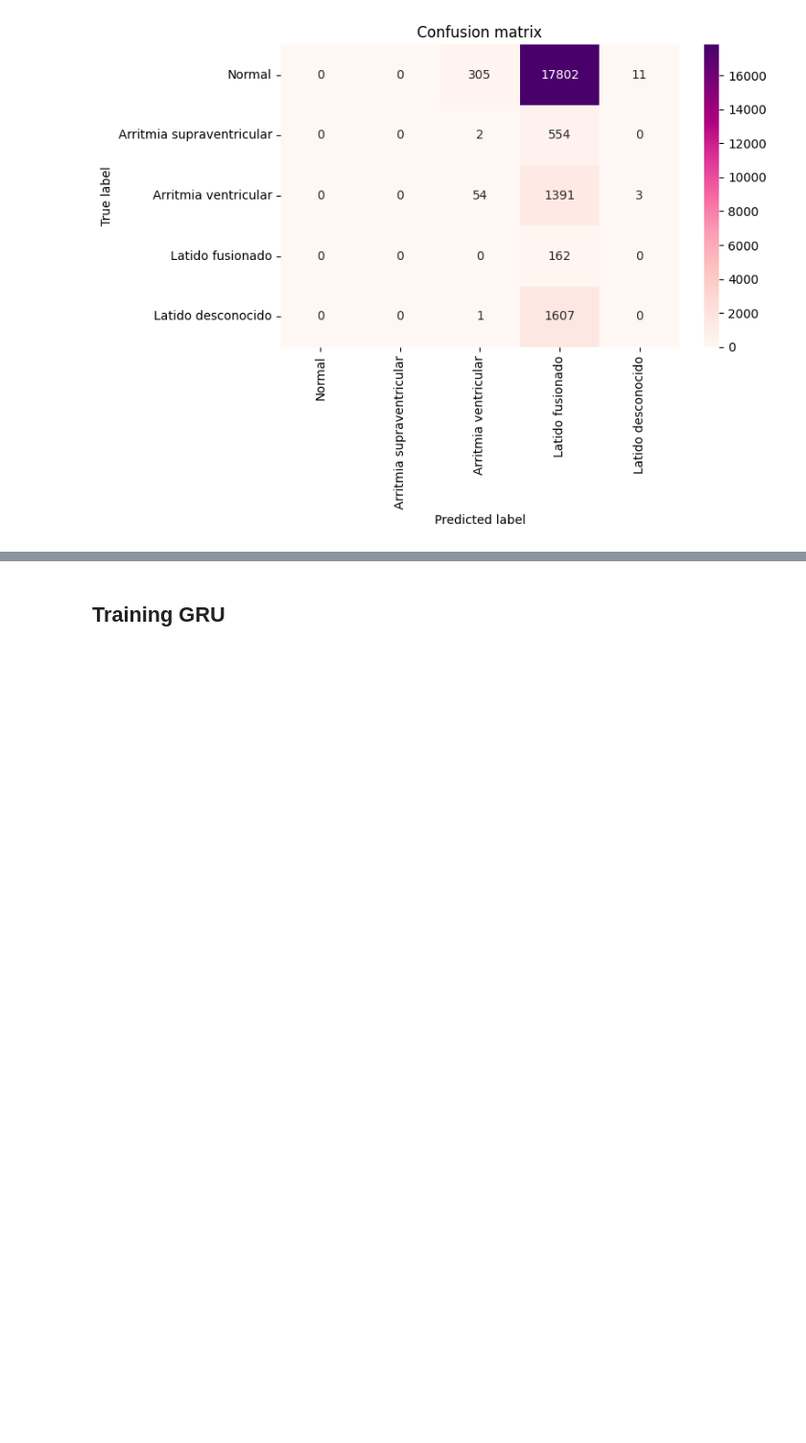
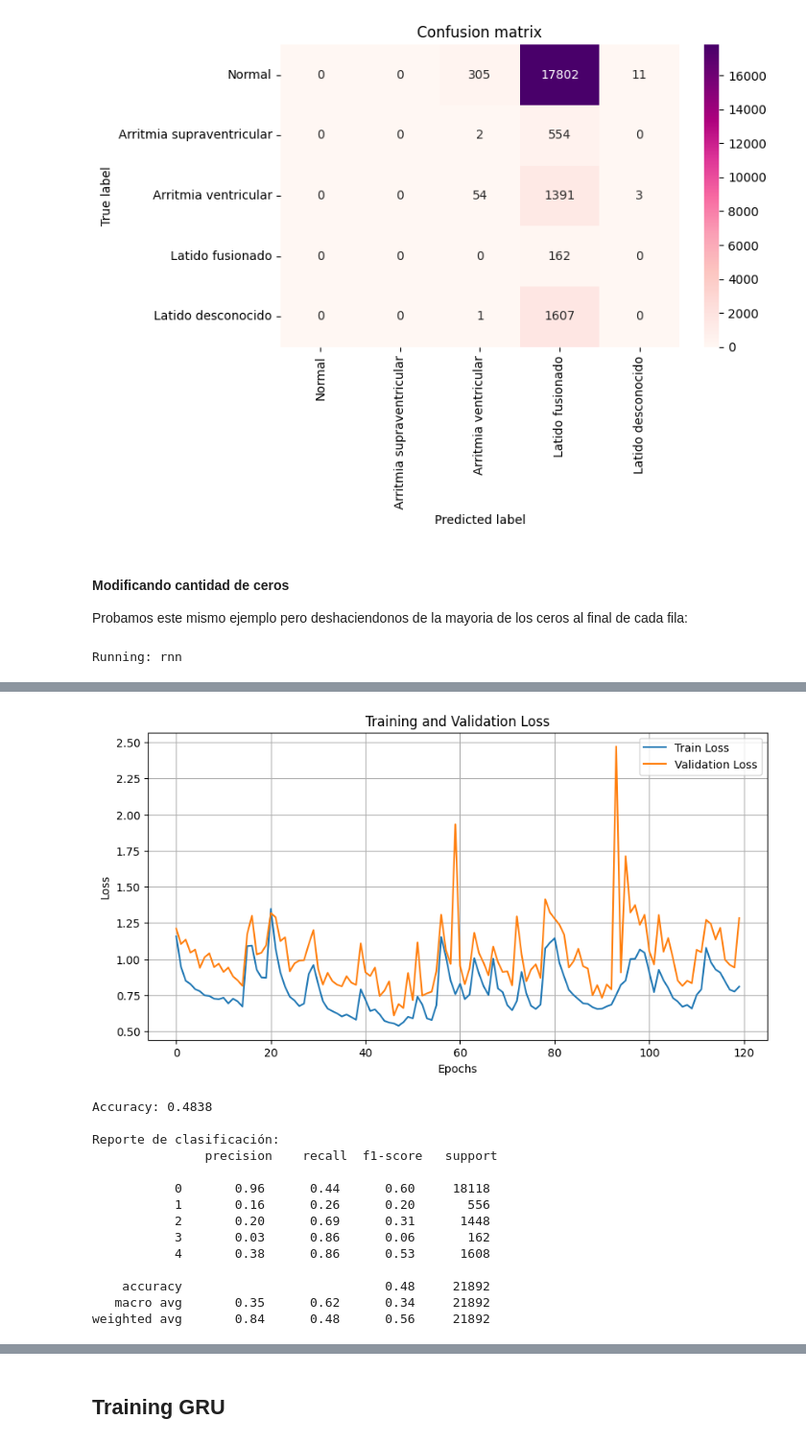
Before and after one commit to carbotton/tdl_tarea_2, a Jupyter notebook: Tarea_2-letra.ipynb, the cells around one changed output, grey strips where cells are left out. Shown at 96% size. Drawn from its saved outputs; the diff is of its cells as text; code cells hidden in the pictures; blank space fills up the shorter version.

```diff
--- a/Tarea_2-letra.ipynb
+++ b/Tarea_2-letra.ipynb
@@ -785,7 +733,13 @@ def run_rnn_model(
     use_class_weights=False,
     early_stopping=False,
     model='rnn',
-    bidirectional=False
+    bidirectional=False,
+    X_train=X_train,
+    y_train=y_train,
+    X_val=X_val,
+    y_val=y_val,
+    X_test=X_test,
+    y_test=y_test
 ):
 
     train_transf = lambda x: train_transform_np(x, use_zscore=use_zscore, use_augmentation=use_augmentation)
@@ -996,3 +950,24 @@ Reporte de clasificación:
    macro avg       0.03      0.21      0.01     21892
 weighted avg       0.01      0.01      0.00     21892
 [figure]
+# %% [markdown]
+#### Modificando cantidad de ceros
+
+Probamos este mismo ejemplo pero deshaciendonos de la mayoria de los ceros al final de cada fila:
+# %%
+X_train_ceros = df_train.iloc[:, :-1-75]  # todas menos el target y las últimas 75 features
+y_train_ceros = df_train.iloc[:, -1]
+
+X_test_ceros = df_test.iloc[:, :-1-75]
+y_test_ceros = df_test.iloc[:, -1]
+
+X_train_ceros, X_val_ceros, y_train_ceros, y_val_ceros = train_test_split(
+    X_train_ceros, y_train_ceros, test_size=0.2, random_state=SEED, stratify=y_train_ceros
+)
+
+rnn_6_train_errors, rnn_6_val_errors = run_rnn_model(use_zscore=True, use_augmentation=True, use_sampler=True,
+                                                     X_train=X_train_ceros, y_train=y_train_ceros,
+                                                     X_val=X_val_ceros, y_val=y_val_ceros,
+                                                     X_test=X_test_ceros, y_test=y_test_ceros)
+# %% [output]
+Running: rnn
@@ -998,0 +981,15 @@ weighted avg       0.01      0.01      0.00     21892
+[figure, added]
+Accuracy: 0.4838
+
+Reporte de clasificación:
+               precision    recall  f1-score   support
+
+           0       0.96      0.44      0.60     18118
+           1       0.16      0.26      0.20       556
+           2       0.20      0.69      0.31      1448
+           3       0.03      0.86      0.06       162
+           4       0.38      0.86      0.53      1608
+
+    accuracy                           0.48     21892
+   macro avg       0.35      0.62      0.34     21892
+weighted avg       0.84      0.48      0.56     21892
```
Also changed, not shown: parts of 14 cells of this notebook.
